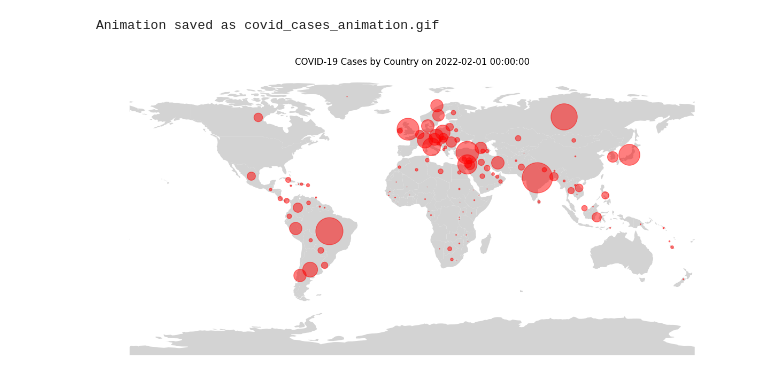
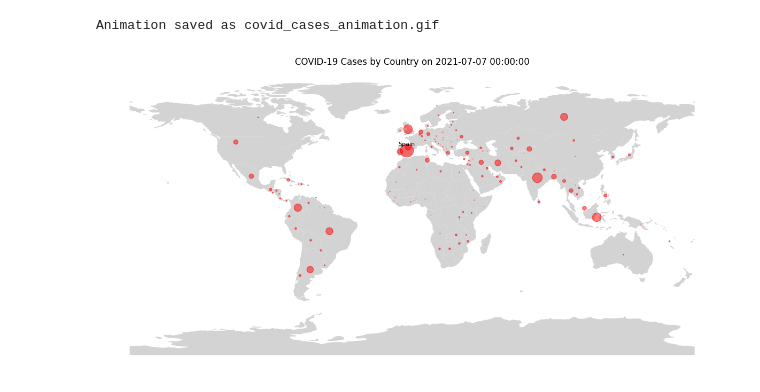
Before and after one commit to hs-radio/Covid19-project, a Jupyter notebook: main.ipynb, the cells around one changed output. Drawn from its saved outputs; the diff is of its cells as text; code cells hidden in the pictures.

Commit message:
the gif animation function is now correct. All the relevant functions are in plotting.py

```diff
--- a/main.ipynb
+++ b/main.ipynb
@@ -24,13 +24,15 @@ world = gpd.read_file('ne_110m_admin_0_countries/ne_110m_admin_0_countries.shp')
 # %%
 # Functions
 # --------------------------------
 importlib.reload(pl)
 # pl.disp_catalogue_info(cat)  # show datasets in catalogue
 # pl.plot_cases_deaths_by_country(tb1, 'Austria', None)  # cases and deaths over time of a country
 
 fig, ax = plt.subplots(figsize=(15, 10))
 # world_fig = pl.plot_world_map_with_circles(fig, ax, tb1, world, "2022-01-01", True) # plot world cases on some date.
-pl.create_world_map_cases_animation(fig, ax, tb1, world, 'covid_cases_animation.gif')
+start_date, end_date = '2021-07-01', '2021-07-07'
+num_show_name = 50e3
+pl.create_world_map_cases_animation(fig, ax, tb1, world, 'covid_cases_animation.gif', start_date, end_date, num_show_name)
 # %% [output]
 Animation saved as covid_cases_animation.gif
-[figure, old version]
+[figure, new version]
```
Also changed, not shown: 3 other files.
